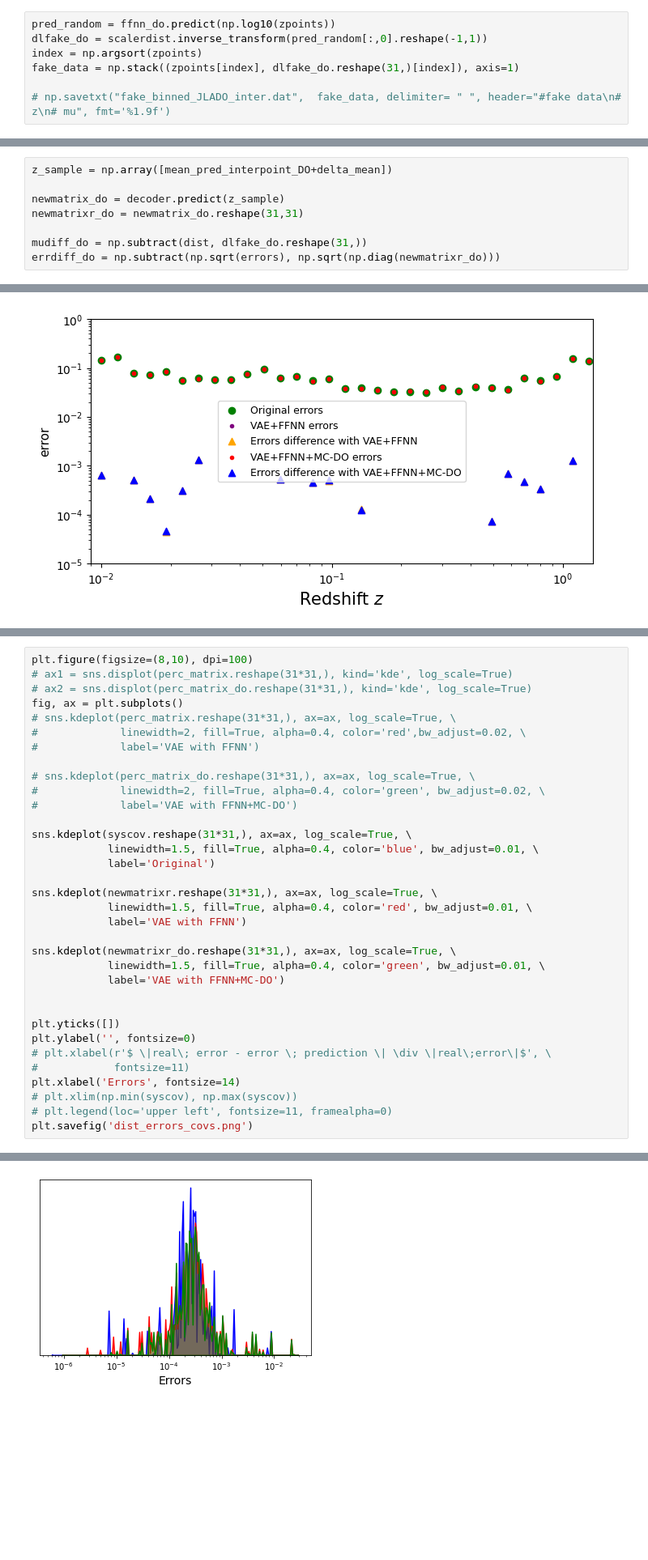
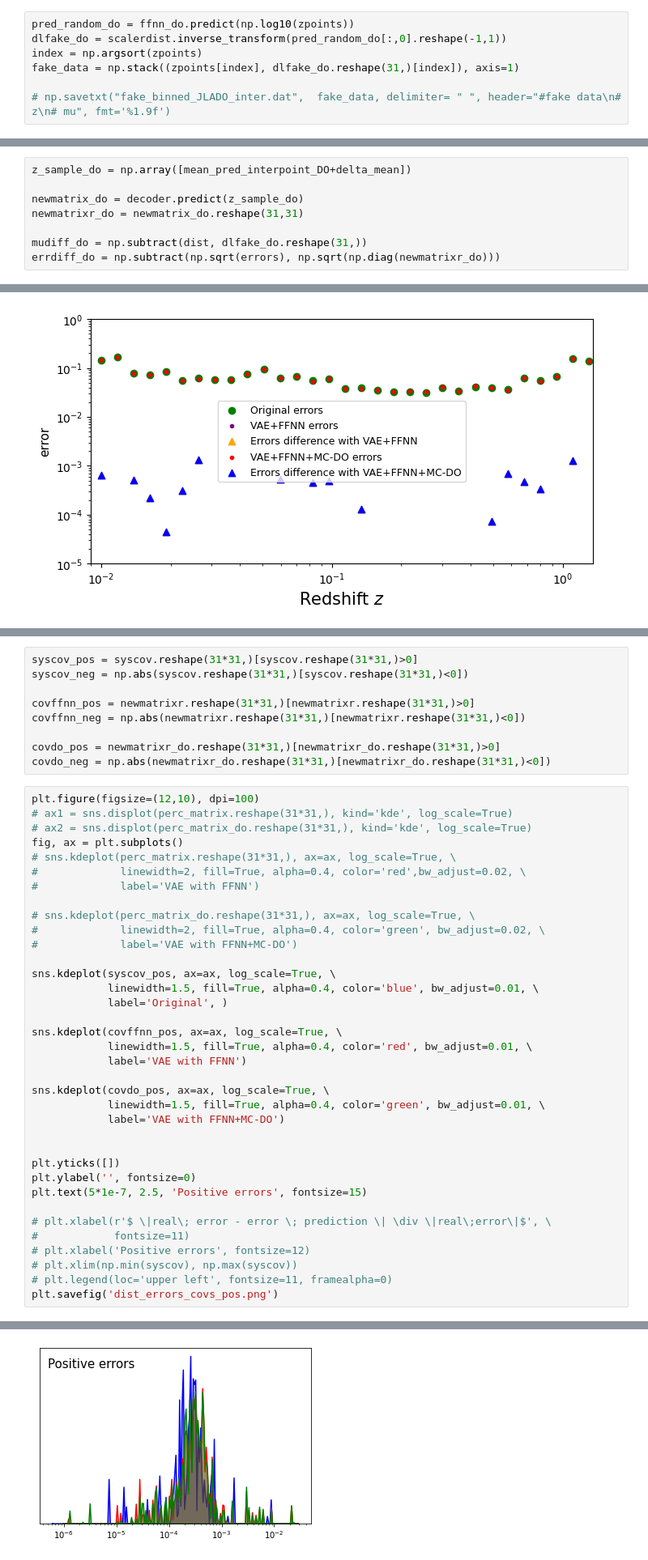
Before and after one commit to igomezv/neuralCosmoReconstruction, a Jupyter notebook: notebooks/loadVAE.ipynb, the cells around one changed output, grey strips where cells are left out. Shown: that part at 81% size. Cells and saved outputs as stored; diff of their text form; blank space fills up the shorter version.

Commit message:
update diffs cov plot

```diff
--- a/notebooks/loadVAE.ipynb
+++ b/notebooks/loadVAE.ipynb
@@ -352,8 +352,8 @@ plt.savefig('vae_cov_ffnn.png')
 # %% [markdown]
 # Now with MC-DO
 # %%
-pred_random = ffnn_do.predict(np.log10(zpoints))
-dlfake_do = scalerdist.inverse_transform(pred_random[:,0].reshape(-1,1))
+pred_random_do = ffnn_do.predict(np.log10(zpoints))
+dlfake_do = scalerdist.inverse_transform(pred_random_do[:,0].reshape(-1,1))
 index = np.argsort(zpoints)
 fake_data = np.stack((zpoints[index], dlfake_do.reshape(31,)[index]), axis=1)
 
@@ -362,9 +362,9 @@ fake_data = np.stack((zpoints[index], dlfake_do.reshape(31,)[index]), axis=1)
 mean_pred_interpoint_DO = np.mean(dlfake_do)
 std_pred_interpoint_DO = np.std(dlfake_do)
 # %%
-z_sample = np.array([mean_pred_interpoint_DO+delta_mean])
+z_sample_do = np.array([mean_pred_interpoint_DO+delta_mean])
 
-newmatrix_do = decoder.predict(z_sample)
+newmatrix_do = decoder.predict(z_sample_do)
 newmatrixr_do = newmatrix_do.reshape(31,31)
 
 mudiff_do = np.subtract(dist, dlfake_do.reshape(31,))
@@ -507,5 +507,14 @@ sns.heatmap(perc_matrix_do,
+# %%
+syscov_pos = syscov.reshape(31*31,)[syscov.reshape(31*31,)>0]
+syscov_neg = np.abs(syscov.reshape(31*31,)[syscov.reshape(31*31,)<0])
+
+covffnn_pos = newmatrixr.reshape(31*31,)[newmatrixr.reshape(31*31,)>0]
+covffnn_neg = np.abs(newmatrixr.reshape(31*31,)[newmatrixr.reshape(31*31,)<0])
+
+covdo_pos = newmatrixr_do.reshape(31*31,)[newmatrixr_do.reshape(31*31,)>0]
+covdo_neg = np.abs(newmatrixr_do.reshape(31*31,)[newmatrixr_do.reshape(31*31,)<0])
 # %%
-plt.figure(figsize=(8,10), dpi=100)
+plt.figure(figsize=(12,10), dpi=100)
 # ax1 = sns.displot(perc_matrix.reshape(31*31,), kind='kde', log_scale=True)
 # ax2 = sns.displot(perc_matrix_do.reshape(31*31,), kind='kde', log_scale=True)
 fig, ax = plt.subplots()
@@ -517,25 +526,27 @@ fig, ax = plt.subplots()
 #             linewidth=2, fill=True, alpha=0.4, color='green', bw_adjust=0.02, \
 #             label='VAE with FFNN+MC-DO')
 
-sns.kdeplot(syscov.reshape(31*31,), ax=ax, log_scale=True, \
+sns.kdeplot(syscov_pos, ax=ax, log_scale=True, \
             linewidth=1.5, fill=True, alpha=0.4, color='blue', bw_adjust=0.01, \
-            label='Original')
+            label='Original', )
 
-sns.kdeplot(newmatrixr.reshape(31*31,), ax=ax, log_scale=True, \
+sns.kdeplot(covffnn_pos, ax=ax, log_scale=True, \
             linewidth=1.5, fill=True, alpha=0.4, color='red', bw_adjust=0.01, \
             label='VAE with FFNN')
 
-sns.kdeplot(newmatrixr_do.reshape(31*31,), ax=ax, log_scale=True, \
+sns.kdeplot(covdo_pos, ax=ax, log_scale=True, \
             linewidth=1.5, fill=True, alpha=0.4, color='green', bw_adjust=0.01, \
             label='VAE with FFNN+MC-DO')
 
 
 plt.yticks([])
 plt.ylabel('', fontsize=0)
+plt.text(5*1e-7, 2.5, 'Positive errors', fontsize=15)
+
 # plt.xlabel(r'$ \|real\; error - error \; prediction \| \div \|real\;error\|$', \
 #            fontsize=11)
-plt.xlabel('Errors', fontsize=14)
+# plt.xlabel('Positive errors', fontsize=12)
 # plt.xlim(np.min(syscov), np.max(syscov))
 # plt.legend(loc='upper left', fontsize=11, framealpha=0)
-plt.savefig('dist_errors_covs.png')
+plt.savefig('dist_errors_covs_pos.png')
 # %% [output]
@@ -543 +554 @@ plt.savefig('dist_errors_covs.png')
-[figure, old version]
+[figure, new version]
```
Also changed, not shown: parts of 7 cells of this notebook.
